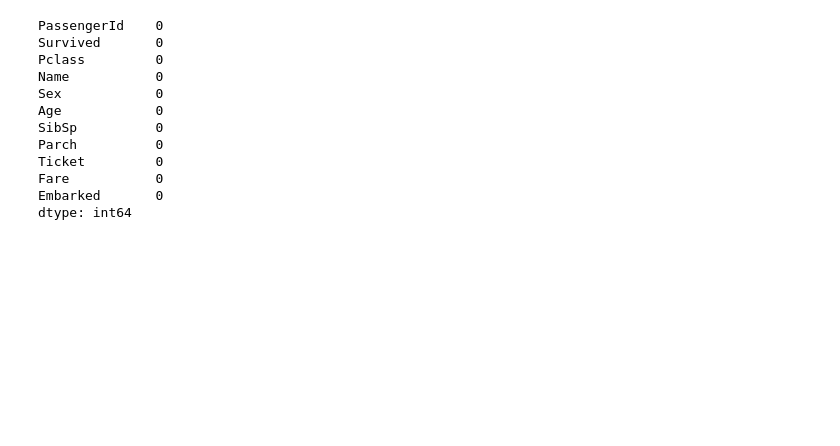
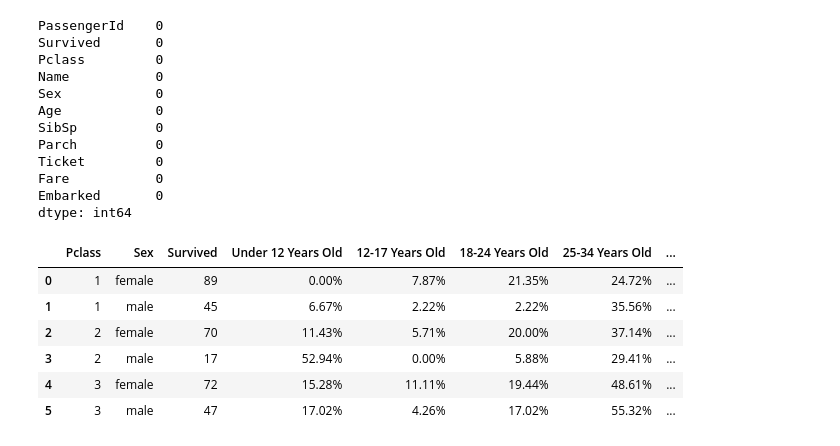
Before and after one commit to mrnguyener21/titanic_analysis, a Jupyter notebook: titanic.ipynb, the cells around one changed output. Cells and saved outputs as stored; diff of their text form; code cells hidden in the pictures; blank space fills up the shorter version.

Commit message:
created table portraying survival rate based on Pclass, Sex and age group with cleaned data set

```diff
--- a/titanic.ipynb
+++ b/titanic.ipynb
@@ -249,6 +249,39 @@ Ticket         0
 Fare           0
 Embarked       0
 dtype: int64
+# %%
+#Recreate table for survival rate based on pclass, gender and age group using the cleaned up data set
+
+data = titanic_cleaned[['Pclass','Survived','Sex','Age']]
+data = data[data['Survived'] == 1]
+
+data['Under 12 Years Old'] = (data['Age'] < 12).replace([True,False],[1,0])
+data['12-17 Years Old'] = ((data['Age'] >= 12) & (data['Age'] <= 17)).replace([True,False],[1,0])
+data['18-24 Years Old'] = ((data['Age'] >= 18) & (data['Age'] <= 24)).replace([True,False],[1,0])
+data['25-34 Years Old'] = ((data['Age'] >= 25) & (data['Age'] <= 34)).replace([True,False],[1,0])
+data['35-44 Years Old'] = ((data['Age'] >= 35) & (data['Age'] <= 44)).replace([True,False],[1,0])
+data['45-54 Years Old'] = ((data['Age'] >= 45) & (data['Age'] <= 54)).replace([True,False],[1,0])
+data['55-64 Years Old'] = ((data['Age'] >= 55) & (data['Age'] <= 64)).replace([True,False],[1,0])
+data['65-74 Years Old'] = ((data['Age'] >= 65) & (data['Age'] <= 74)).replace([True,False],[1,0])
+data['Over 74 Years Old'] = (data['Age'] > 74).replace([True,False],[1,0])
+
+data = data.drop(columns=['Age'])
+
+survival_rate_pclass_gender_age = data.groupby(['Pclass','Sex']).agg({'Survived':'count','Under 12 Years Old':'sum','12-17 Years Old':'sum','18-24 Years Old':'sum','25-34 Years Old':'sum','35-44 Years Old':'sum','45-54 Years Old':'sum','55-64 Years Old':'sum','65-74 Years Old':'sum','Over 74 Years Old':'sum'}).reset_index()
+
+survival_rate_pclass_gender_age[['Under 12 Years Old','12-17 Years Old','18-24 Years Old','25-34 Years Old','35-44 Years Old','45-54 Years Old','55-64 Years Old','65-74 Years Old','Over 74 Years Old']] = survival_rate_pclass_gender_age[['Under 12 Years Old','12-17 Years Old','18-24 Years Old','25-34 Years Old','35-44 Years Old','45-54 Years Old','55-64 Years Old','65-74 Years Old','Over 74 Years Old']].div(survival_rate_pclass_gender_age['Survived'], axis=0)
+
+survival_rate_pclass_gender_age[['Under 12 Years Old','12-17 Years Old','18-24 Years Old','25-34 Years Old','35-44 Years Old','45-54 Years Old','55-64 Years Old','65-74 Years Old','Over 74 Years Old']] = survival_rate_pclass_gender_age[['Under 12 Years Old','12-17 Years Old','18-24 Years Old','25-34 Years Old','35-44 Years Old','45-54 Years Old','55-64 Years Old','65-74 Years Old','Over 74 Years Old']].applymap("{:.2%}".format)
+
+survival_rate_pclass_gender_age
+# %% [output]
+|  | Pclass | Sex | Survived | Under 12 Years Old | 12-17 Years Old | 18-24 Years Old | 25-34 Years Old | ... |
+| 0 | 1 | female | 89 | 0.00% | 7.87% | 21.35% | 24.72% | ... |
+| 1 | 1 | male | 45 | 6.67% | 2.22% | 2.22% | 35.56% | ... |
+| 2 | 2 | female | 70 | 11.43% | 5.71% | 20.00% | 37.14% | ... |
+| 3 | 2 | male | 17 | 52.94% | 0.00% | 5.88% | 29.41% | ... |
+| 4 | 3 | female | 72 | 15.28% | 11.11% | 19.44% | 48.61% | ... |
+| 5 | 3 | male | 47 | 17.02% | 4.26% | 17.02% | 55.32% | ... |
 # %%
 #Did port of Embarked further determine pclass by grouping different pclasses to different areas of the ship?
 # %%
```
